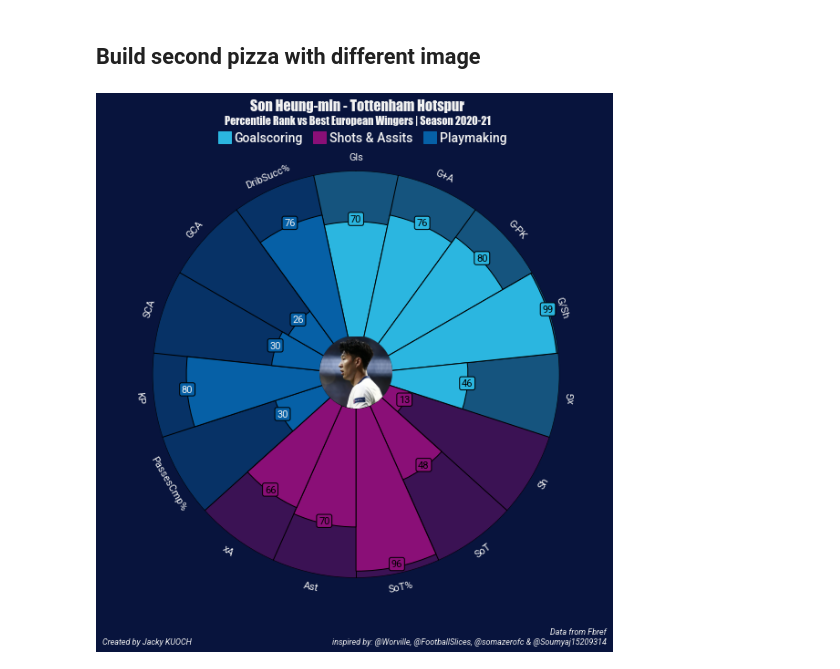
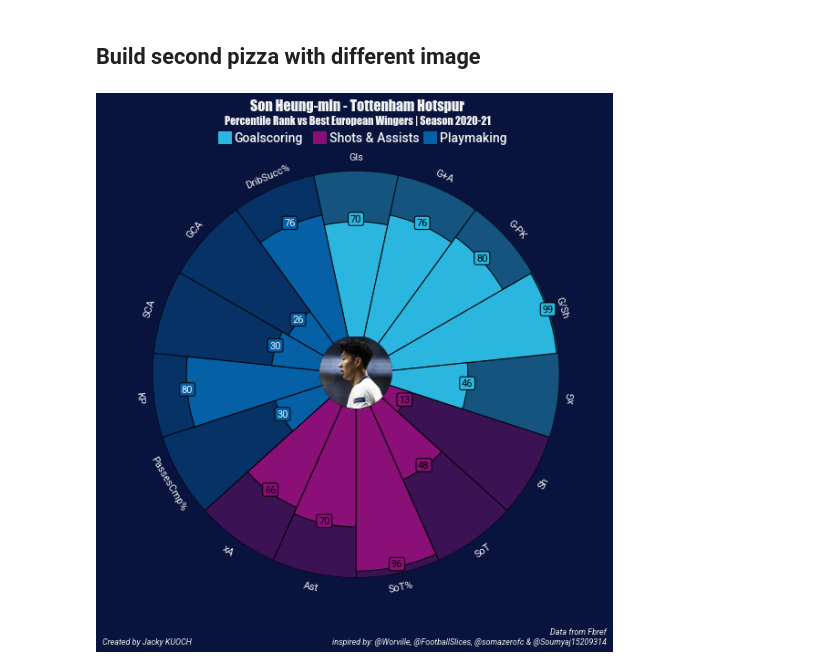
Before and after one commit to JackyKch/HeungMinSonJourney, a Jupyter notebook: coding/dataviz/pizza_plot.ipynb, the cells around one changed output. Saved outputs shown, nothing was run; the diff lists cells and outputs as text; code cells hidden in the pictures.

```diff
--- a/coding/dataviz/pizza_plot.ipynb
+++ b/coding/dataviz/pizza_plot.ipynb
@@ -246,33 +246,33 @@ CREDIT_1 = "Data from Fbref"
 CREDIT_2 = "inspired by: @Worville, @FootballSlices, @somazerofc & @Soumyaj15209314"
 
 fig.text(0.99, 0.02, f"{CREDIT_1}\n{CREDIT_2}", size=9, fontproperties=font_italic.prop, color="#F2F2F2",ha="right")
 fig.text(0.2, 0.02, "Created by Jacky KUOCH", size=9, fontproperties=font_italic.prop, color="#F2F2F2",ha="right")
 
 # add text
 fig.text(0.28, 0.92, "Goalscoring", size=14, fontproperties=font_bold.prop, color="#F2F2F2")
-fig.text(0.462, 0.92, "Shots & Assits", size=14, fontproperties=font_bold.prop, color="#F2F2F2")
+fig.text(0.462, 0.92, "Shots & Assists", size=14, fontproperties=font_bold.prop, color="#F2F2F2")
 fig.text(0.672, 0.92, "Playmaking", size=14, fontproperties=font_bold.prop, color="#F2F2F2")
 
 # add rectangles
 fig.patches.extend([
     plt.Rectangle(
         (0.25, 0.917), 0.025, 0.021, fill=True, color="#2bb6e0",
         transform=fig.transFigure, figure=fig
     ),
     plt.Rectangle(
         (0.43, 0.917), 0.025, 0.021, fill=True, color="#8A0F77",
         transform=fig.transFigure, figure=fig
     ),
     plt.Rectangle(
         (0.64, 0.917), 0.025, 0.021, fill=True, color="#0660A6",
         transform=fig.transFigure, figure=fig
     ),
 ])
 
 # add image
 ax_image = add_image(son_cropped_v2, fig, left=0.44, bottom=0.441, width=0.145, height=0.130)
 
-
+plt.savefig("pizza_plot_v4.png", bbox_inches = "tight")
 plt.show()
 # %% [output]
-[figure, old version]
+[figure, new version]
```
Also changed, not shown: parts of 1 cell of this notebook.
